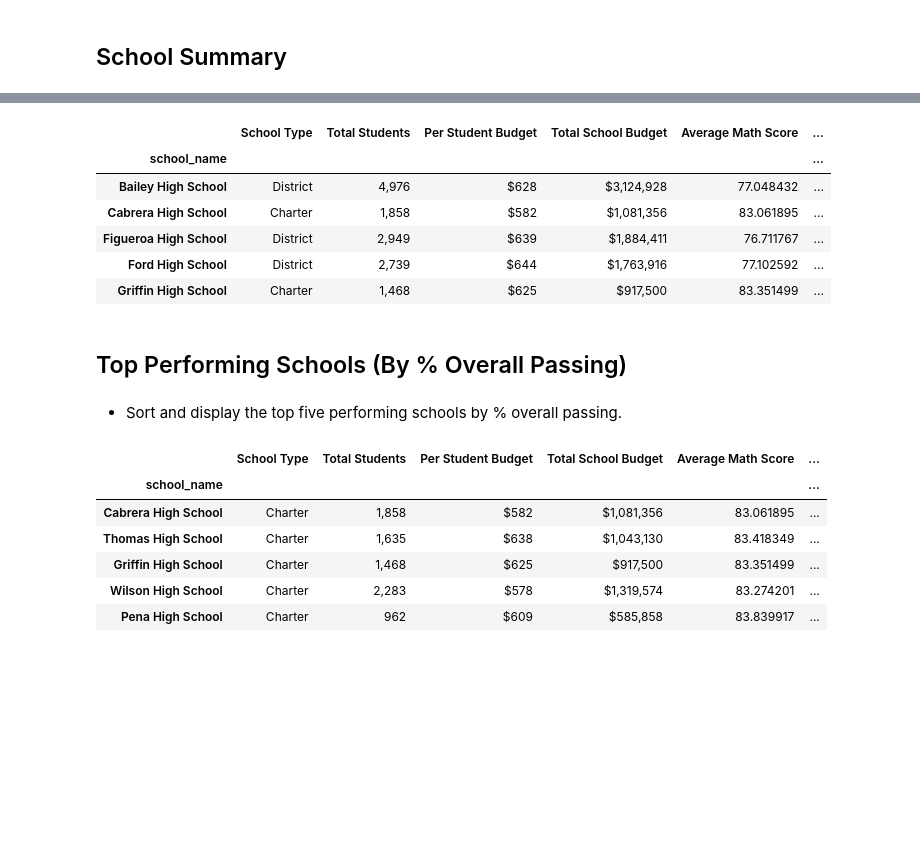
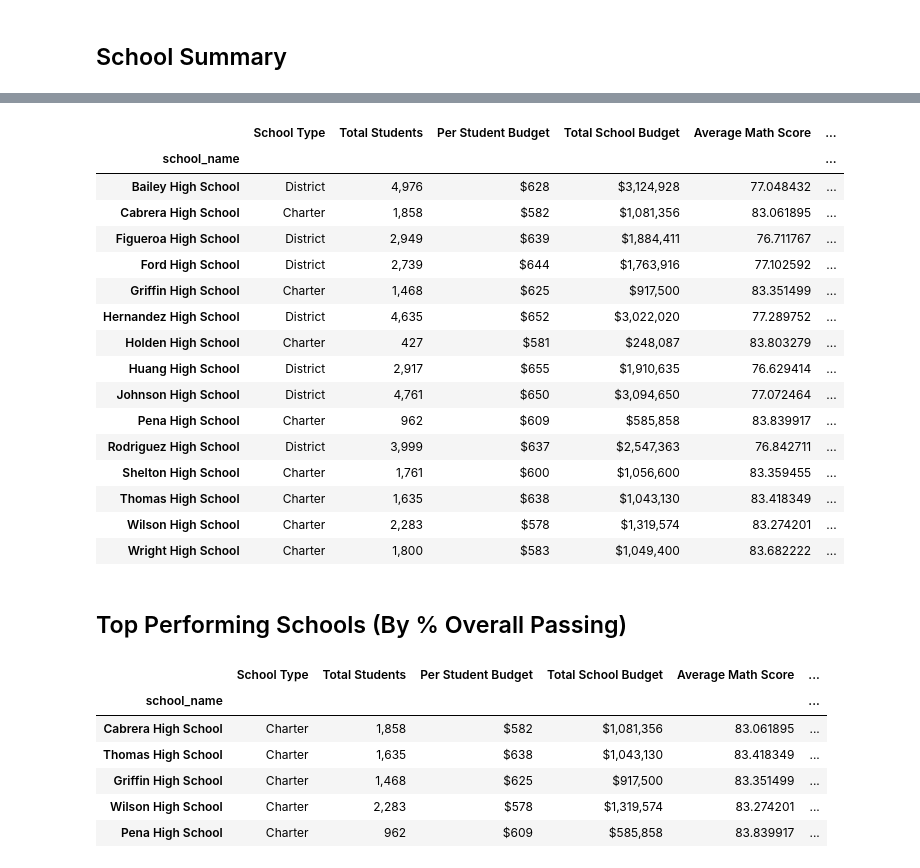
Before and after one commit to taylorsyde/PyCity-Schools-Analysis, a Jupyter notebook: PyCitySchools.ipynb, the cells around one changed output, grey strips where cells are left out. Drawn from its saved outputs; the diff is of its cells as text; code cells hidden in the pictures; blank space fills up the shorter version.

```diff
--- a/PyCitySchools.ipynb
+++ b/PyCitySchools.ipynb
@@ -147,29 +115,37 @@ def dec_2_per(num):
 # %%
 school_summary = pd.DataFrame({
     "School Type": school_type,
     "Total Students": stucount_by_school.map("{:,}".format),
     "Per Student Budget": spending_per_stu.map("${:,.0f}".format),
     "Total School Budget": budget_by_school.map("${:,}".format),
     "Average Math Score": math_avg_by_school,
     "Average Reading Score": read_avg_by_school,
     '% Passing Math': per_pass_math_by_sch.map(dec_2_per),
     '% Passing Reading': per_pass_read_by_sch.map(dec_2_per),
     "Overall Passing Rate": passing_overall.map(dec_2_per)
 })
 
-school_summary.head()
+school_summary
 # %% [output]
 |  | School Type | Total Students | Per Student Budget | Total School Budget | Average Math Score | ... |
 | school_name |  |  |  |  |  | ... |
 | Bailey High School | District | 4,976 | $628 | $3,124,928 | 77.048432 | ... |
 | Cabrera High School | Charter | 1,858 | $582 | $1,081,356 | 83.061895 | ... |
 | Figueroa High School | District | 2,949 | $639 | $1,884,411 | 76.711767 | ... |
 | Ford High School | District | 2,739 | $644 | $1,763,916 | 77.102592 | ... |
 | Griffin High School | Charter | 1,468 | $625 | $917,500 | 83.351499 | ... |
+| Hernandez High School | District | 4,635 | $652 | $3,022,020 | 77.289752 | ... |
+| Holden High School | Charter | 427 | $581 | $248,087 | 83.803279 | ... |
+| Huang High School | District | 2,917 | $655 | $1,910,635 | 76.629414 | ... |
+| Johnson High School | District | 4,761 | $650 | $3,094,650 | 77.072464 | ... |
+| Pena High School | Charter | 962 | $609 | $585,858 | 83.839917 | ... |
+| Rodriguez High School | District | 3,999 | $637 | $2,547,363 | 76.842711 | ... |
+| Shelton High School | Charter | 1,761 | $600 | $1,056,600 | 83.359455 | ... |
+| Thomas High School | Charter | 1,635 | $638 | $1,043,130 | 83.418349 | ... |
+| Wilson High School | Charter | 2,283 | $578 | $1,319,574 | 83.274201 | ... |
+| Wright High School | Charter | 1,800 | $583 | $1,049,400 | 83.682222 | ... |
 # %% [markdown]
 ## Top Performing Schools (By % Overall Passing)
-# %% [markdown]
-* Sort and display the top five performing schools by % overall passing.
 # %%
 top_schools = school_summary.sort_values(by='Overall Passing Rate', ascending=False)
 top_schools.head()
```
Also changed, not shown: parts of 12 cells of this notebook, 1 other file.
